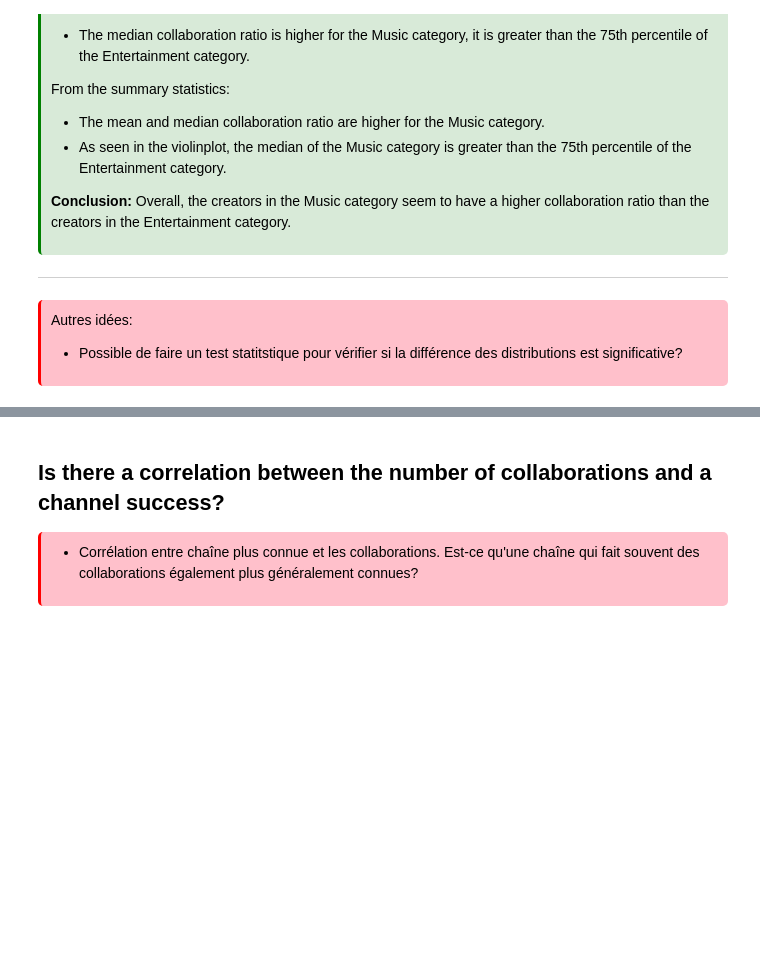
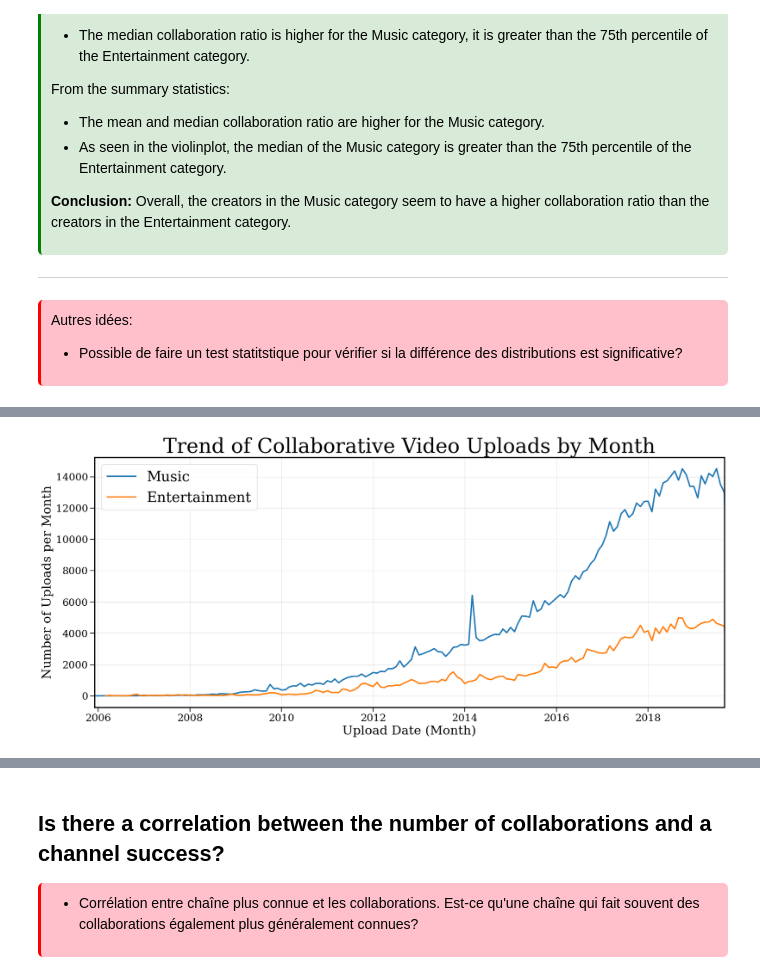
Before and after one commit to epfl-ada/ada-2024-project-tropicaltoucansinsight, a Jupyter notebook: collaborations.ipynb, the cells around one changed output, grey strips where cells are left out. Cells and saved outputs as stored; diff of their text form; code cells hidden in the pictures; blank space fills up the shorter version.

Commit message:
Update: Uploads evolution for collaborations

```diff
--- a/collaborations.ipynb
+++ b/collaborations.ipynb
@@ -420,0 +427,5 @@ Autres idées:
+# %%
+# Monthly Evolution
+data_utils.get_upload_evolution(df_music, df_entertainment, period="M")
+# %% [output]
+[figure, added]
```
Also changed, not shown: parts of 15 cells of this notebook, 1 other file.
